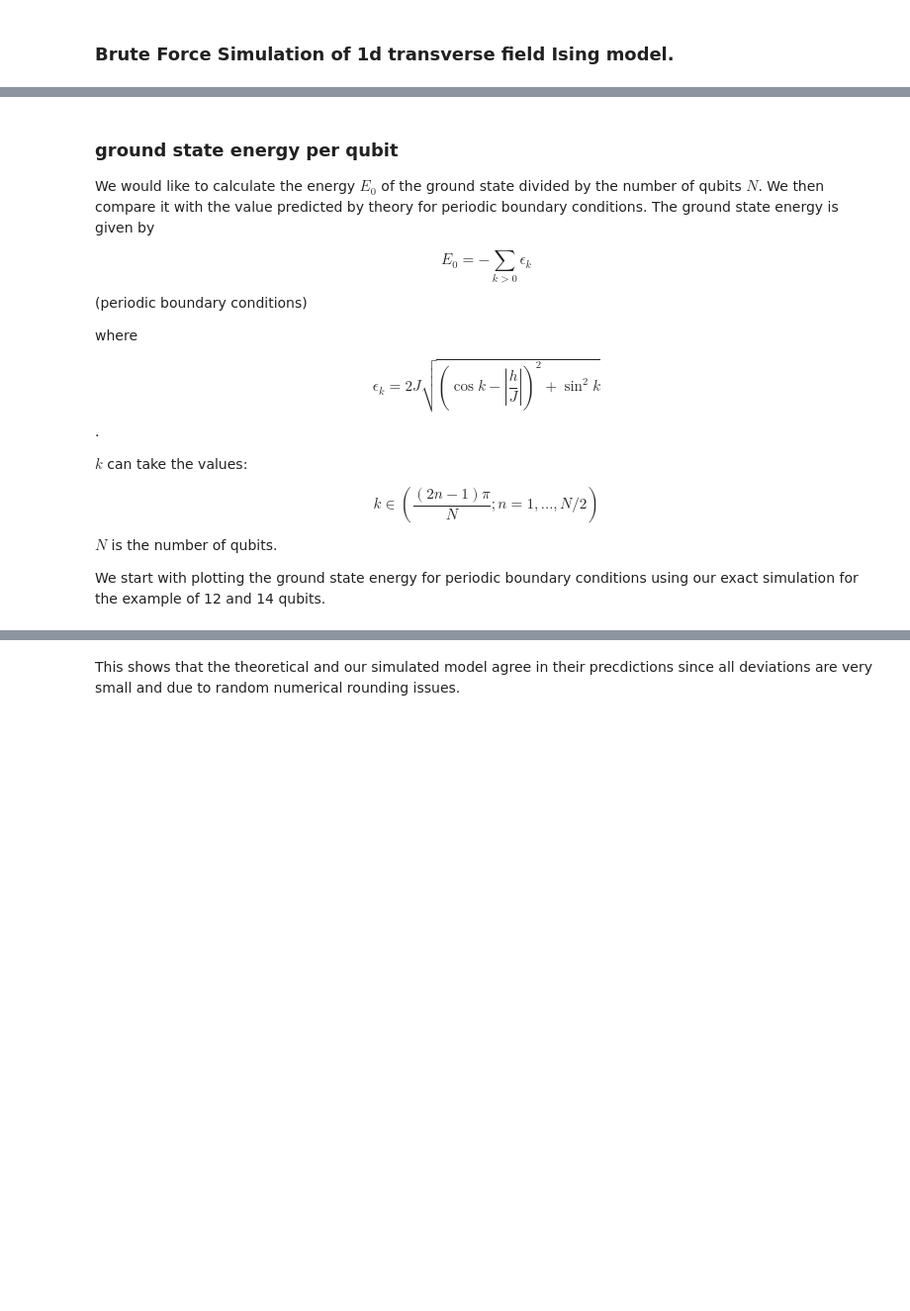
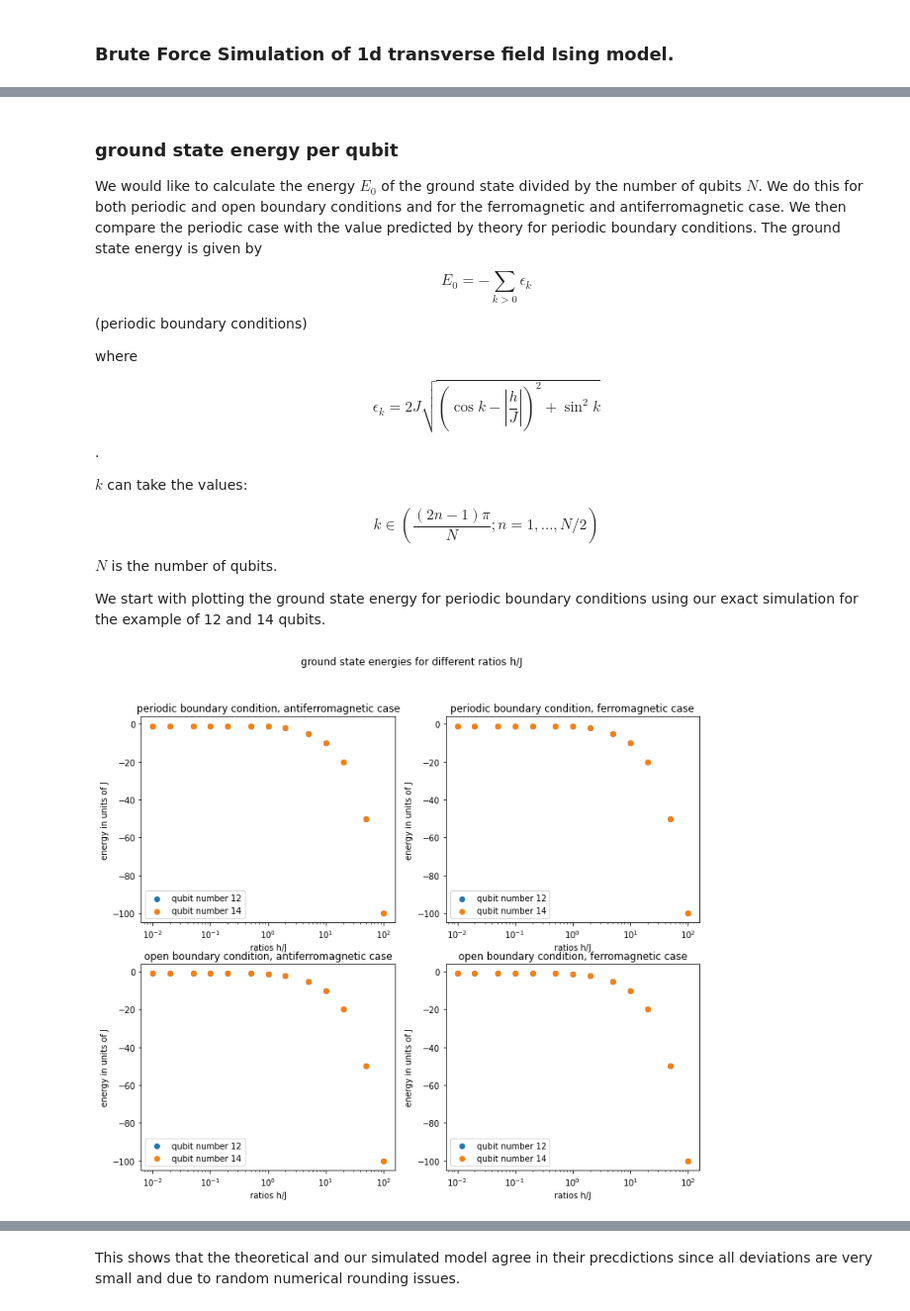
Before and after one commit to LennartBuerger/classical-shadows-for-1d-TFIM-energy-estimation, a Jupyter notebook: display_data/bf_display_data.ipynb, the cells around one changed output, grey strips where cells are left out. Shown at 99% size. Saved outputs shown, nothing was run; the diff lists cells and outputs as text; code cells hidden in the pictures; blank space fills up the shorter version.

```diff
--- a/display_data/bf_display_data.ipynb
+++ b/display_data/bf_display_data.ipynb
@@ -79,7 +80,9 @@ np.save(save_direc_groundstate_periodic, ground_state_dict)
 # %% [markdown]
 ### ground state energy per qubit
 We would like to calculate the energy $E_0$ of the ground state divided by the number of
-qubits $N$. We then compare it with the value predicted by theory for periodic boundary
+qubits $N$. We do this for both periodic and open boundary conditions and for
+the ferromagnetic and antiferromagnetic case.
+ We then compare the periodic case with the value predicted by theory for periodic boundary
 conditions. The ground state energy is given by
 
 \begin{equation}
@@ -95,10 +98,44 @@ where
 $k$ can take the values:
 
 \begin{equation}
-k \in (\frac{(2n-1)\pi}{N};   n=1, ..., N/2 )
+k \in \left(\frac{(2n-1)\pi}{N};   n=1, ..., N/2 \right)
 \end{equation}
 
 $N$ is the number of qubits.
 
 We start with plotting the ground state energy for periodic boundary conditions
  using our exact simulation for the example of 12 and 14 qubits.
+# %%
+qubit_num = np.array([12, 14])
+energy_dict = np.load(save_direc_eigs, allow_pickle='TRUE')
+energy_dict = energy_dict.item()
+fig, axs = plt.subplots(2,2)
+fig.set_figheight(10)
+fig.set_figwidth(12)
+fig.suptitle('ground state energies for different ratios h/J')
+for k in range(0, 2):
+    if k == 0:
+        J_val = 1 #antiferromagnetic case
+        magnetisation = 'antiferromagnetic'
+    else:
+        J_val = -1 #ferromagnetic case
+        magnetisation = 'ferromagnetic'
+    for l in range(0,2):
+        if l==0:
+            boundary = 'periodic'
+        else:
+            boundary = 'open'
+        for i in range(0, np.size(qubit_num)):
+            energy = np.zeros(np.size(ratios_h_j))
+            for j in range(0, np.size(ratios_h_j)):
+                energy[j] = energy_dict[str(J_val)][boundary][str(qubit_num[i])][str(ratios_h_j[j])][0]
+            energy_per_qubit = energy / qubit_num[i]
+            axs[l, k].scatter(ratios_h_j, energy_per_qubit, label='qubit number ' + str(qubit_num[i]))
+        axs[l, k].set(xscale='log', xlabel='ratios h/J',
+                      ylabel='energy in units of J')
+        axs[l, k].set_title(boundary + ' boundary condition, ' + magnetisation + ' case')
+        axs[l, k].legend()
+plot_save_direc = 'plots\Ground_state_energy\Ground_state_energies_per_qubit'
+plt.savefig(plot_save_direc)
+# %% [output]
+[figure, added]
```
Also changed, not shown: parts of 40 cells of this notebook, 39 other files.
